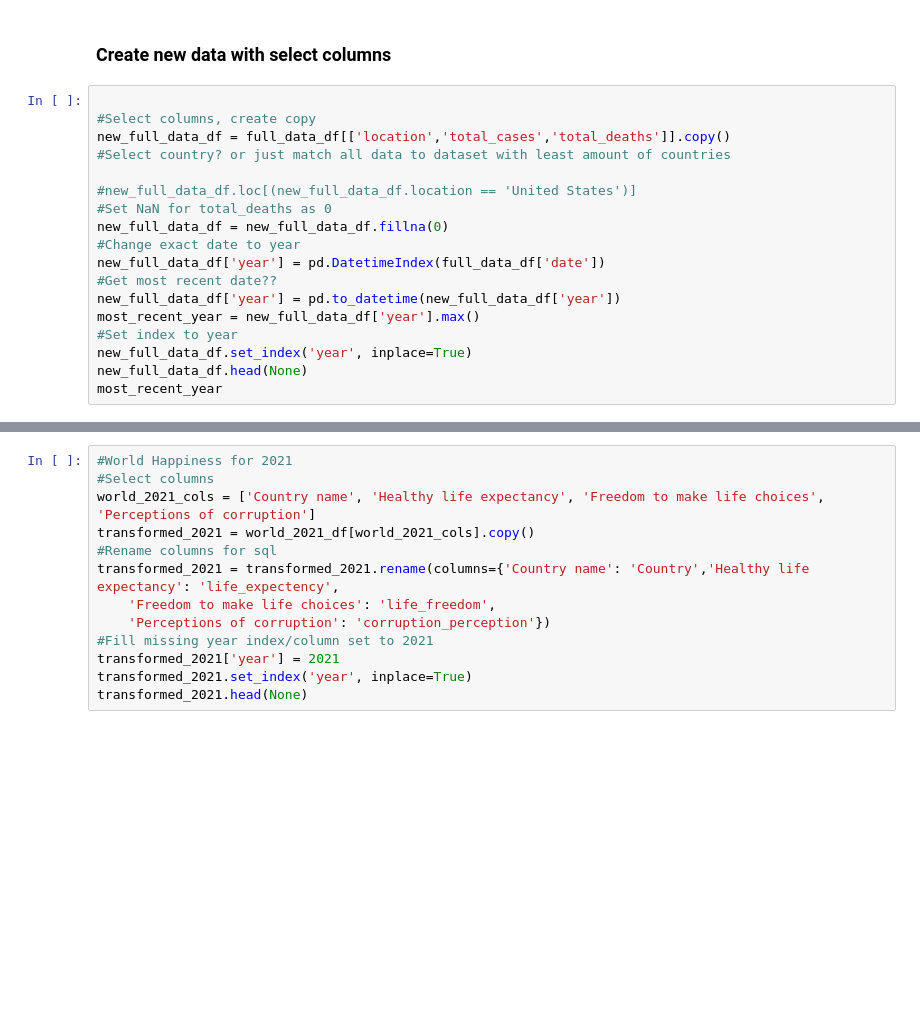
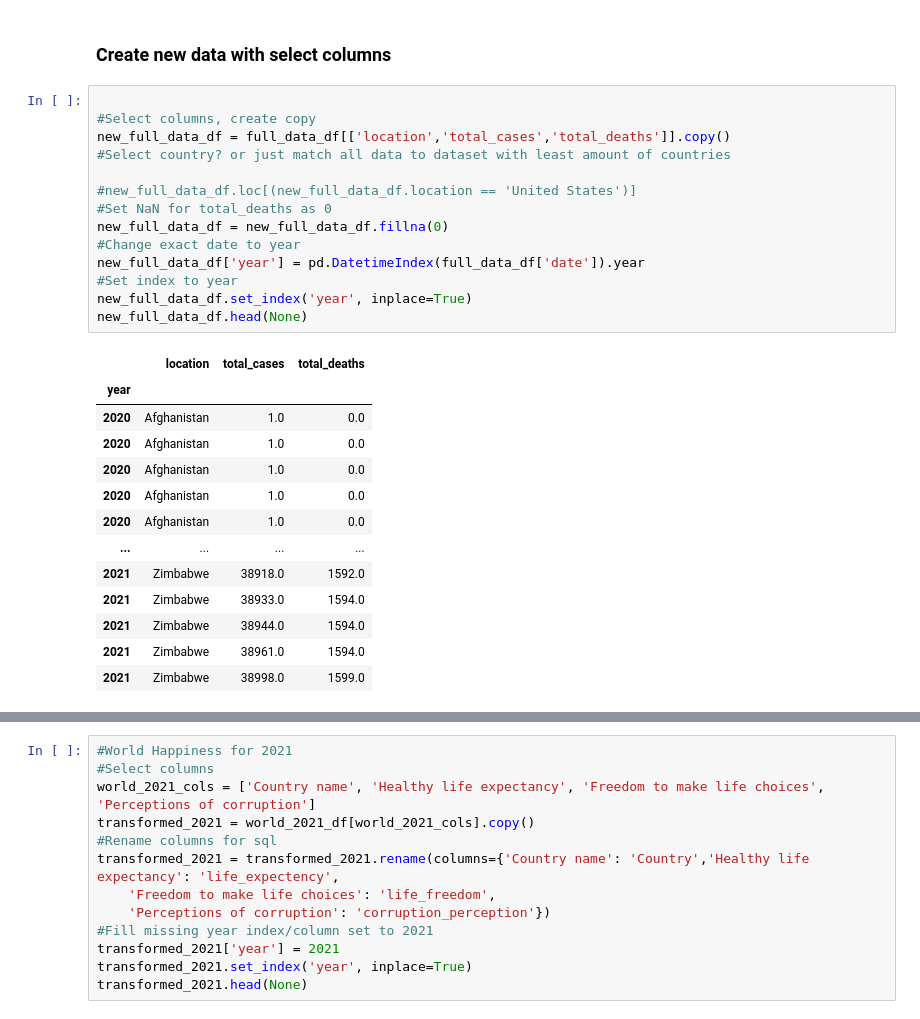
Before and after one commit to sanureet/ELT_Project, a Jupyter notebook: covid_happy.ipynb, the cells around one changed output, grey strips where cells are left out. Drawn from its saved outputs; the diff is of its cells as text; blank space fills up the shorter version.

```diff
--- a/covid_happy.ipynb
+++ b/covid_happy.ipynb
@@ -61,19 +61,28 @@ world_report_df.head()
 # %%
 
 #Select columns, create copy
 new_full_data_df = full_data_df[['location','total_cases','total_deaths']].copy()
 #Select country? or just match all data to dataset with least amount of countries
 
 #new_full_data_df.loc[(new_full_data_df.location == 'United States')]
 #Set NaN for total_deaths as 0
 new_full_data_df = new_full_data_df.fillna(0)
 #Change exact date to year
-new_full_data_df['year'] = pd.DatetimeIndex(full_data_df['date'])
-#Get most recent date??
-new_full_data_df['year'] = pd.to_datetime(new_full_data_df['year'])
-most_recent_year = new_full_data_df['year'].max()
+new_full_data_df['year'] = pd.DatetimeIndex(full_data_df['date']).year
 #Set index to year
 new_full_data_df.set_index('year', inplace=True)
 new_full_data_df.head(None)
-most_recent_year
 # %% [output]
+|  | location | total_cases | total_deaths |
+| year |  |  |  |
+| 2020 | Afghanistan | 1.0 | 0.0 |
+| 2020 | Afghanistan | 1.0 | 0.0 |
+| 2020 | Afghanistan | 1.0 | 0.0 |
+| 2020 | Afghanistan | 1.0 | 0.0 |
+| 2020 | Afghanistan | 1.0 | 0.0 |
+| ... | ... | ... | ... |
+| 2021 | Zimbabwe | 38918.0 | 1592.0 |
+| 2021 | Zimbabwe | 38933.0 | 1594.0 |
+| 2021 | Zimbabwe | 38944.0 | 1594.0 |
+| 2021 | Zimbabwe | 38961.0 | 1594.0 |
+| 2021 | Zimbabwe | 38998.0 | 1599.0 |
```
Also changed, not shown: parts of 2 cells of this notebook.
